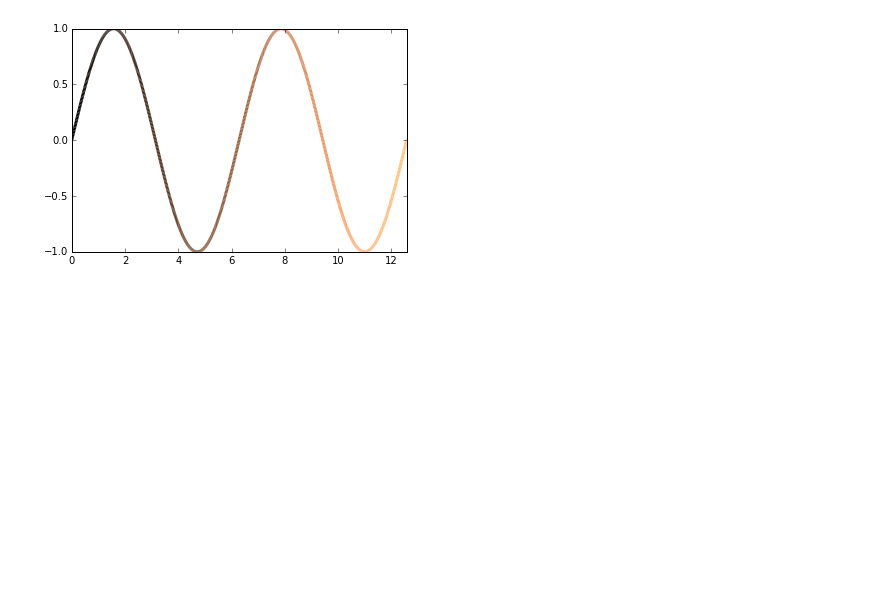
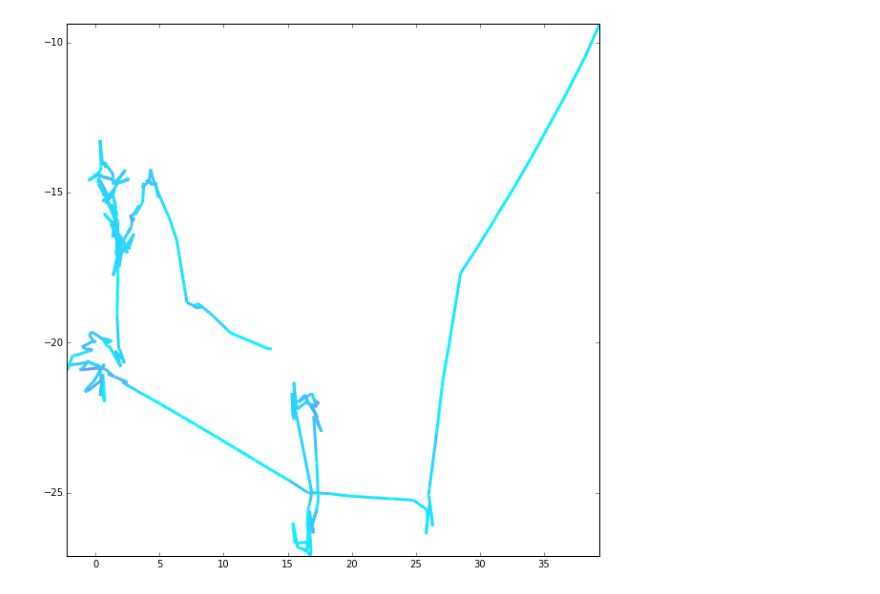
Before and after one commit to GlobalFishingWatch/pelagos-data, a Jupyter notebook: Graph measures.ipynb, the cells around one changed output. Drawn from its saved outputs; the diff is of its cells as text; code cells hidden in the pictures; blank space fills up the shorter version.

```diff
--- a/Graph measures.ipynb
+++ b/Graph measures.ipynb
@@ -31,6 +31,17 @@ def drawByMeasure(data):
         matplotlib.pyplot.legend()
 
     matplotlib.pyplot.show()
+
+
+def drawLatLon(data, measure, **kw):
+    matplotlib.pyplot.figure(figsize=(10,10), dpi=100)
+
+    data = data[:,data.timestamp.argsort()]
+
+    colorgraph.colorline(data.latitude, data.longitude, getattr(data, measure), **kw)
+    matplotlib.pyplot.xlim(data.latitude.min(), data.latitude.max())
+    matplotlib.pyplot.ylim(data.longitude.min(), data.longitude.max())
+    matplotlib.pyplot.show()
 # %%
 data = loadmeasures.load("measured-day.csv")
 # %%
@@ -54,9 +65,4 @@ drawByMeasure(data)
-# %%
-x = numpy.linspace(0, 4.*numpy.pi, 1000)
-y = numpy.sin(x)
-colorgraph.colorline(x, y)
-matplotlib.pyplot.xlim(x.min(), x.max())
-matplotlib.pyplot.ylim(-1.0, 1.0)
-matplotlib.pyplot.show()
-# %% [output]
-[figure, removed]
+# %%
+drawLatLon(data, 'score', cmap=matplotlib.pyplot.get_cmap('cool'))
+# %% [output]
+[figure, added]
```
Also changed, not shown: parts of 5 cells of this notebook, 5 other files.
